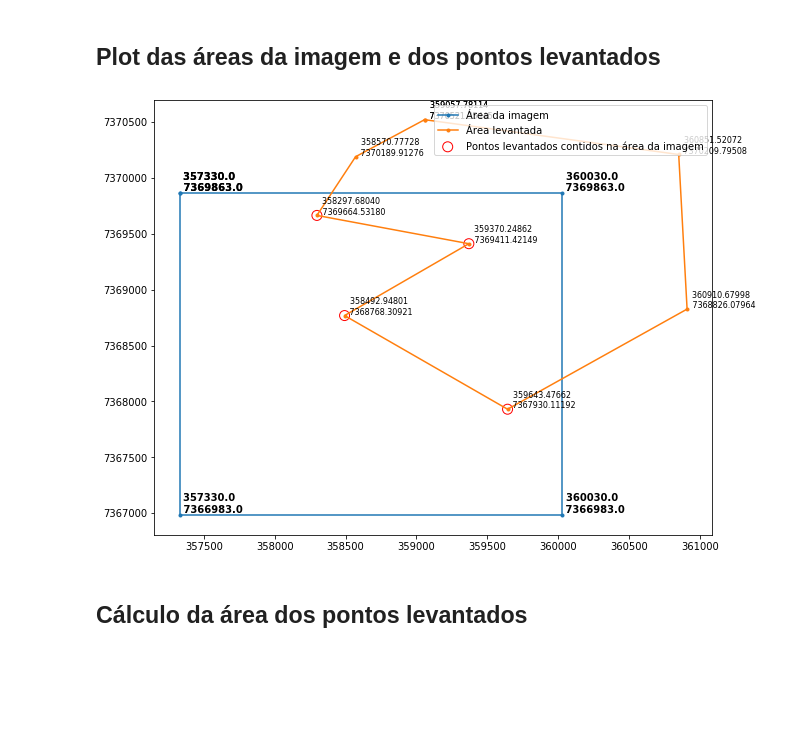
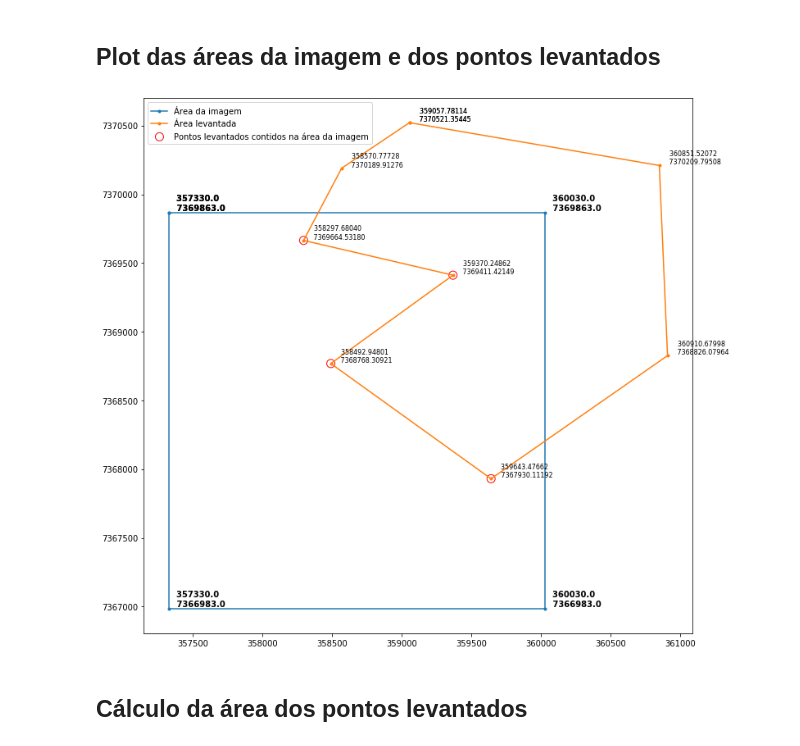
Before and after one commit to felipesa01/BDG-2020, a Jupyter notebook: lista01-resolucao.ipynb, the cells around one changed output. Drawn from its saved outputs; the diff is of its cells as text; code cells hidden in the pictures; blank space fills up the shorter version.

```diff
--- a/lista01-resolucao.ipynb
+++ b/lista01-resolucao.ipynb
@@ -80,25 +80,25 @@ Coordenadas geográficas:
 # %% [markdown]
 ## Plot das áreas da imagem e dos pontos levantados
 # %%
-plt.figure(figsize=(10,8))
+plt.figure(figsize=(12,12))
 
 plt.plot(*area_imagem.exterior.xy, marker='.', label='Área da imagem')
 plt.plot(*area_levantada.exterior.xy, marker='.', label='Área levantada')
 
 x_pontos_na_imagem = [pontos_na_imagem[i][0] for i in range(len(pontos_na_imagem))]
 y_pontos_na_imagem = [pontos_na_imagem[i][1] for i in range(len(pontos_na_imagem))]
 
 plt.scatter(x_pontos_na_imagem,y_pontos_na_imagem, marker='o', s=100, facecolors='none', edgecolors='r', label="Pontos levantados contidos na área da imagem")
 
 for i in list(area_levantada.exterior.coords):
     plt.text(i[0]+250,i[1]+10,'{:.5f} \n {:.5f}'.format(i[0],i[1]), fontsize=8, ha="center")
 
 for i in list(area_imagem.exterior.coords):
     plt.text(i[0]+220,i[1]+20,'{} \n {}'.format(i[0],i[1]), fontsize=10, fontweight='bold', ha="center")
 
-plt.legend();
+plt.legend(loc='upper left');
 # %% [output]
-[figure, old version]
+[figure, new version]
 # %% [markdown]
 ## Cálculo da área dos pontos levantados
 # %% [markdown]
```
Also changed, not shown: parts of 1 cell of this notebook.
